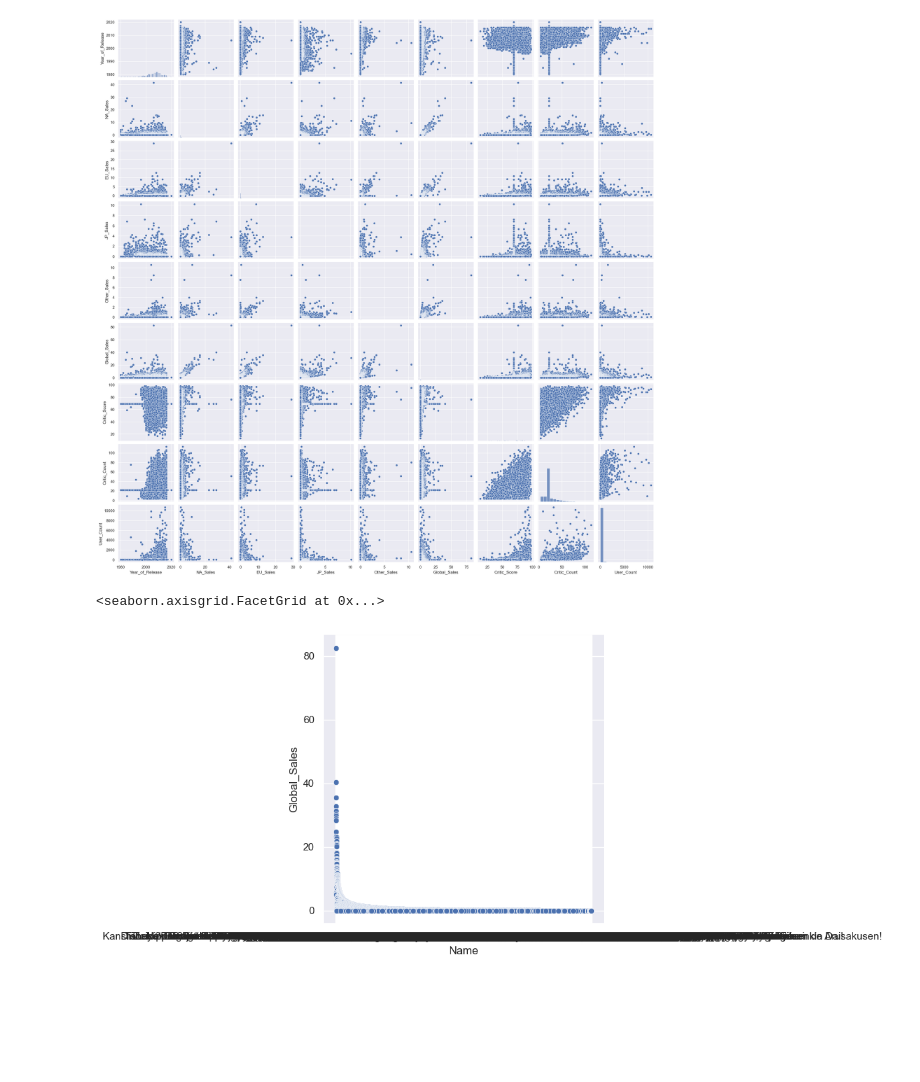
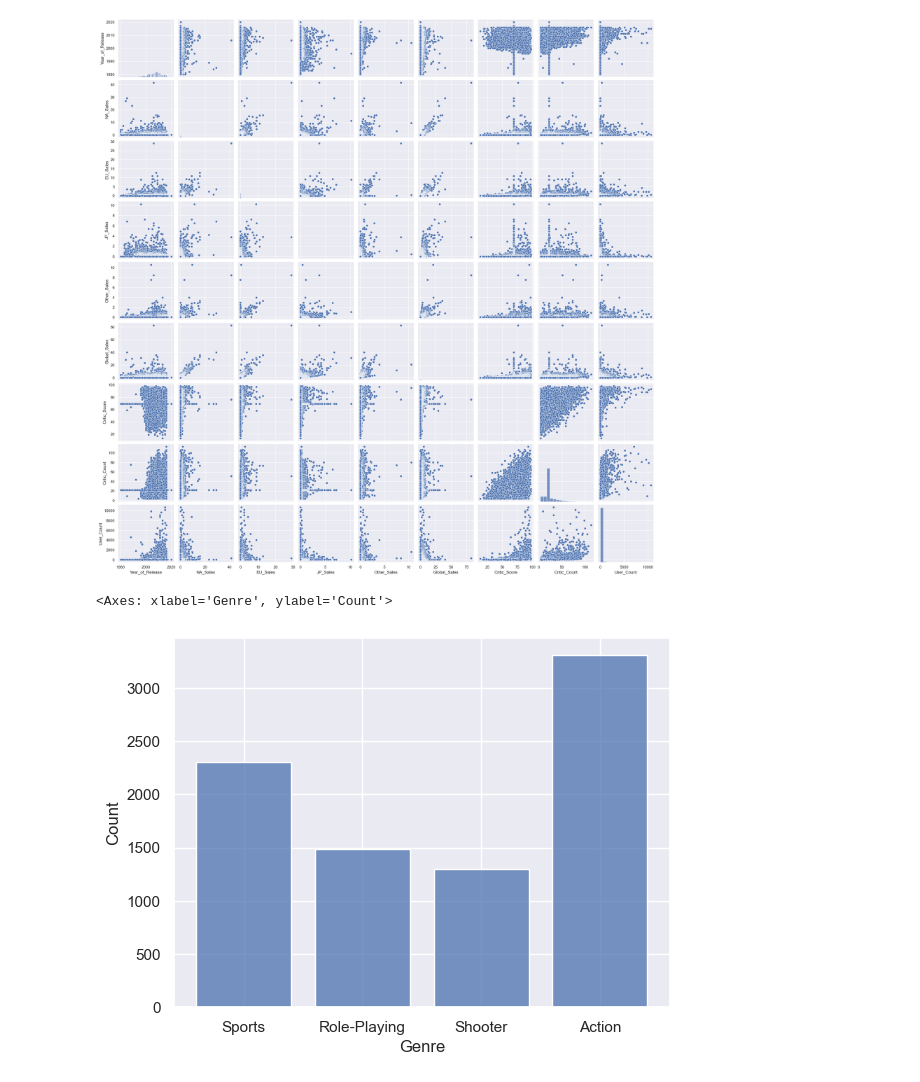
Before and after one commit to ashammar1/Data-Visualisation, a Jupyter notebook: Alaa_Shammary_DVisualHDip_CA1.ipynb, the cells around one changed output. Saved outputs shown, nothing was run; the diff lists cells and outputs as text; code cells hidden in the pictures; blank space fills up the shorter version.

Commit message:
Genres distribution

```diff
--- a/Alaa_Shammary_DVisualHDip_CA1.ipynb
+++ b/Alaa_Shammary_DVisualHDip_CA1.ipynb
@@ -199,7 +199,13 @@ sns.pairplot(vgsales_df)
 <seaborn.axisgrid.PairGrid at 0x...>
 [figure]
 # %%
-sns.relplot(data=vgsales_df,x='Name',y='Global_Sales')
+genre_sales = vgsales_df.groupby('Genre')['Global_Sales'].sum()
-# %% [output]
-<seaborn.axisgrid.FacetGrid at 0x...>
-[figure, removed]
+# %%
+top_4_genres = genre_sales.sort_values(ascending=False).head(4).index
+# %%
+top_4_df = vgsales_df[vgsales_df['Genre'].isin(top_4_genres)]
+# %%
+sns.histplot(data=top_4_df, x='Genre', discrete=True, shrink=.8)
+# %% [output]
+<Axes: xlabel='Genre', ylabel='Count'>
+[figure, added]
```
Also changed, not shown: parts of 12 cells of this notebook.
